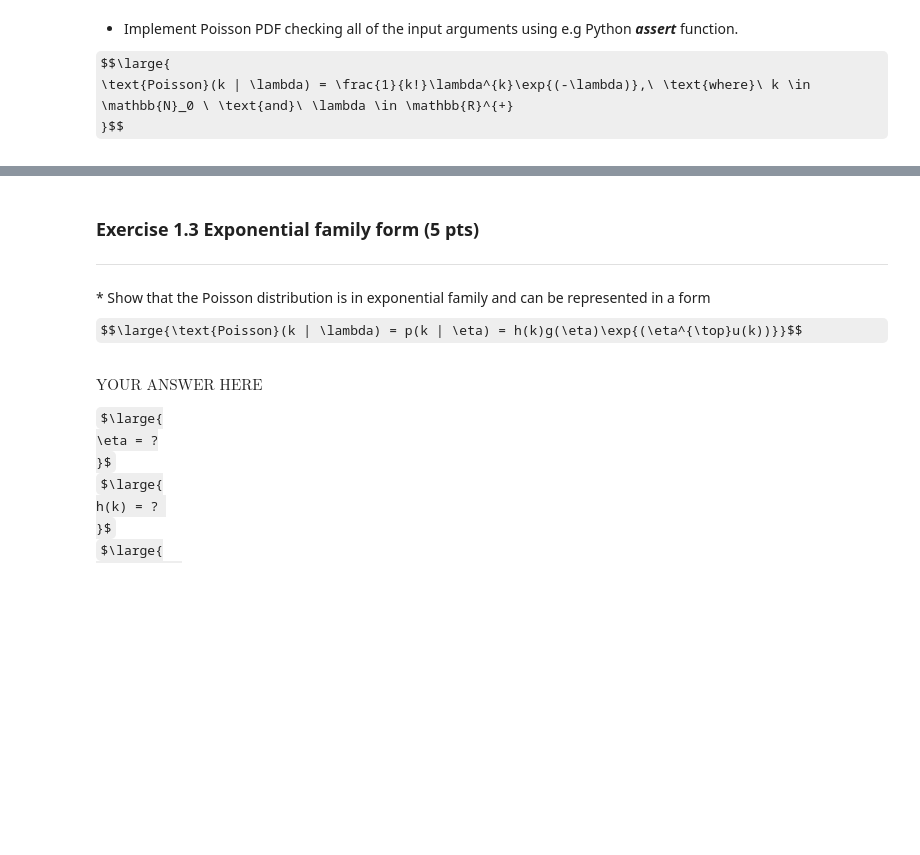
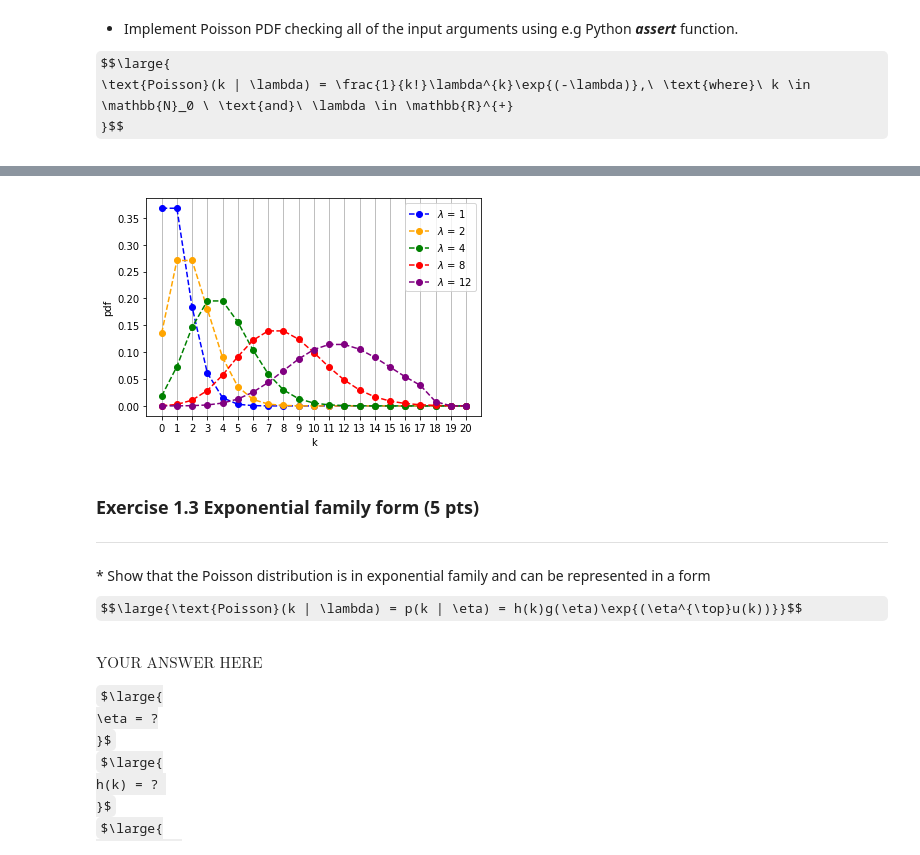
Before and after one commit to toristvan/BAP, a Jupyter notebook: HW2/BAP_HW_2.ipynb, the cells around one changed output, grey strips where cells are left out. Saved outputs shown, nothing was run; the diff lists cells and outputs as text; code cells hidden in the pictures; some formulas as TeX source; blank space fills up the shorter version.

Commit message:
first exercise HW2 done. assertion needs a bit improvement

```diff
--- a/HW2/BAP_HW_2.ipynb
+++ b/HW2/BAP_HW_2.ipynb
@@ -30,6 +30,13 @@ from scipy.special import factorial
 
 def Poisson(k,lambd):
     #YOUR CODE HERE
+    #check if k natural numbers including zero
+    for q in k:
+        assert q == q.astype(np.int) and q >= 0
+    assert lambd > 0
+    poiss = lambd**k*np.exp(-lambd)/factorial(k, exact = True)
+    lg_poiss = -lambd + k*np.log(lambd) - np.log(factorial(k, exact = True))
+    return poiss
 # %% [markdown]
 ### Exercise 1.2 (5 pts)
 
@@ -42,13 +49,19 @@ Your plot should look like:
 # %%
 k = np.arange(0,21).astype(np.int)
 lambdas = [1,2,4,8,12]
+colors = ['blue', 'orange', 'green', 'red', 'purple']
+i = 0
 for l in lambdas:
     #YOUR CODE HERE
+    plt.plot(Poisson(k, l), '--o', color = colors[i], label = '$\\lambda$ = ' + str(l))
+    i = i + 1
 plt.grid(axis='x')
 plt.xticks(k)
 plt.ylabel('pdf')
 plt.xlabel('k')
 _=plt.legend()
+# %% [output]
+[figure, added]
 # %% [markdown]
 ### Exercise 1.3 Exponential family form (5 pts)
 <hr>
```
Also changed, not shown: parts of 2 cells of this notebook.
